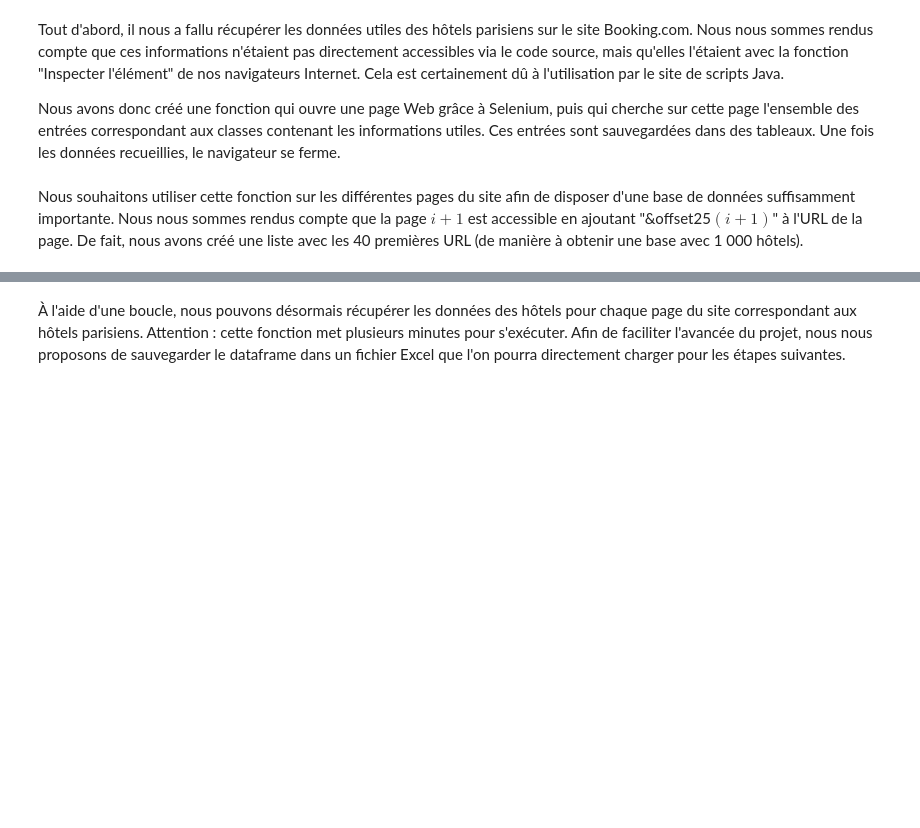
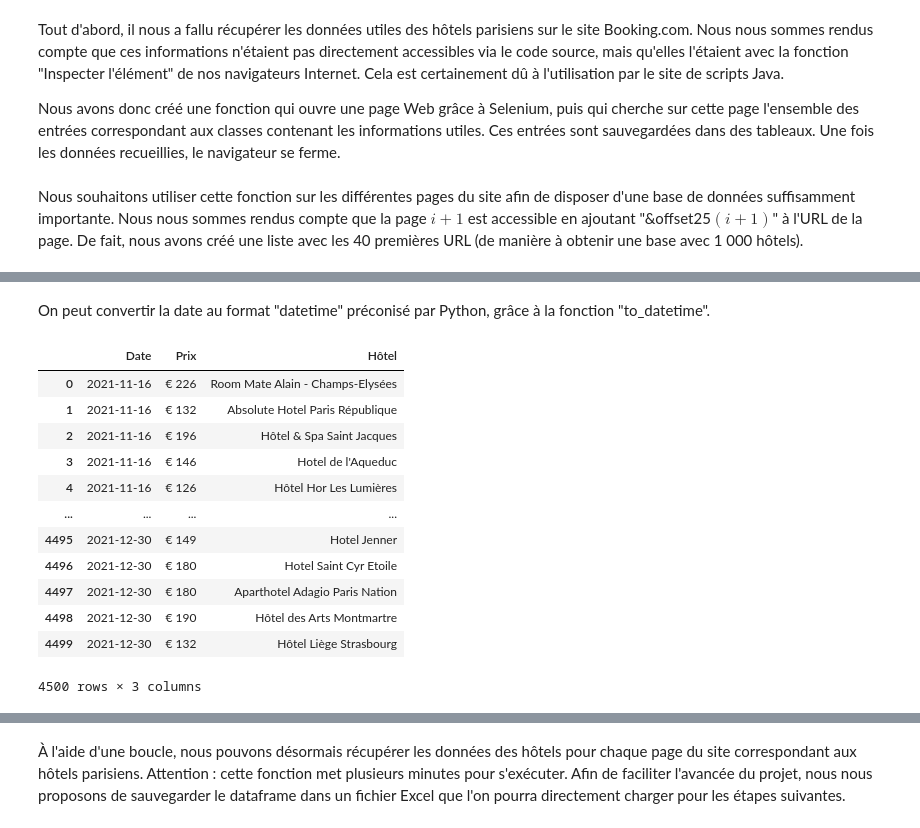
Before and after one commit to fsalaun29/Prediction-prix-hotels-Paris, a Jupyter notebook: Partie 1.ipynb, the cells around one changed output, grey strips where cells are left out. Saved outputs shown, nothing was run; the diff lists cells and outputs as text; code cells hidden in the pictures; blank space fills up the shorter version.

```diff
--- a/Partie 1.ipynb
+++ b/Partie 1.ipynb
@@ -75,0 +182,19 @@ liste
+# %% [markdown]
+On peut convertir la date au format "datetime" préconisé par Python, grâce à la fonction "to_datetime".
+# %%
+dfprix['Date'] = pd.to_datetime(testconca['Date'],format='%d/%m/%Y')
+dfprix
+# %% [output]
+|  | Date | Prix | Hôtel |
+| 0 | 2021-11-16 | € 226 | Room Mate Alain - Champs-Elysées |
+| 1 | 2021-11-16 | € 132 | Absolute Hotel Paris République |
+| 2 | 2021-11-16 | € 196 | Hôtel & Spa Saint Jacques |
+| 3 | 2021-11-16 | € 146 | Hotel de l'Aqueduc |
+| 4 | 2021-11-16 | € 126 | Hôtel Hor Les Lumières |
+| ... | ... | ... | ... |
+| 4495 | 2021-12-30 | € 149 | Hotel Jenner |
+| 4496 | 2021-12-30 | € 180 | Hotel Saint Cyr Etoile |
+| 4497 | 2021-12-30 | € 180 | Aparthotel Adagio Paris Nation |
+| 4498 | 2021-12-30 | € 190 | Hôtel des Arts Montmartre |
+| 4499 | 2021-12-30 | € 132 | Hôtel Liège Strasbourg |
+4500 rows × 3 columns
```
Also changed, not shown: parts of 33 cells of this notebook.
